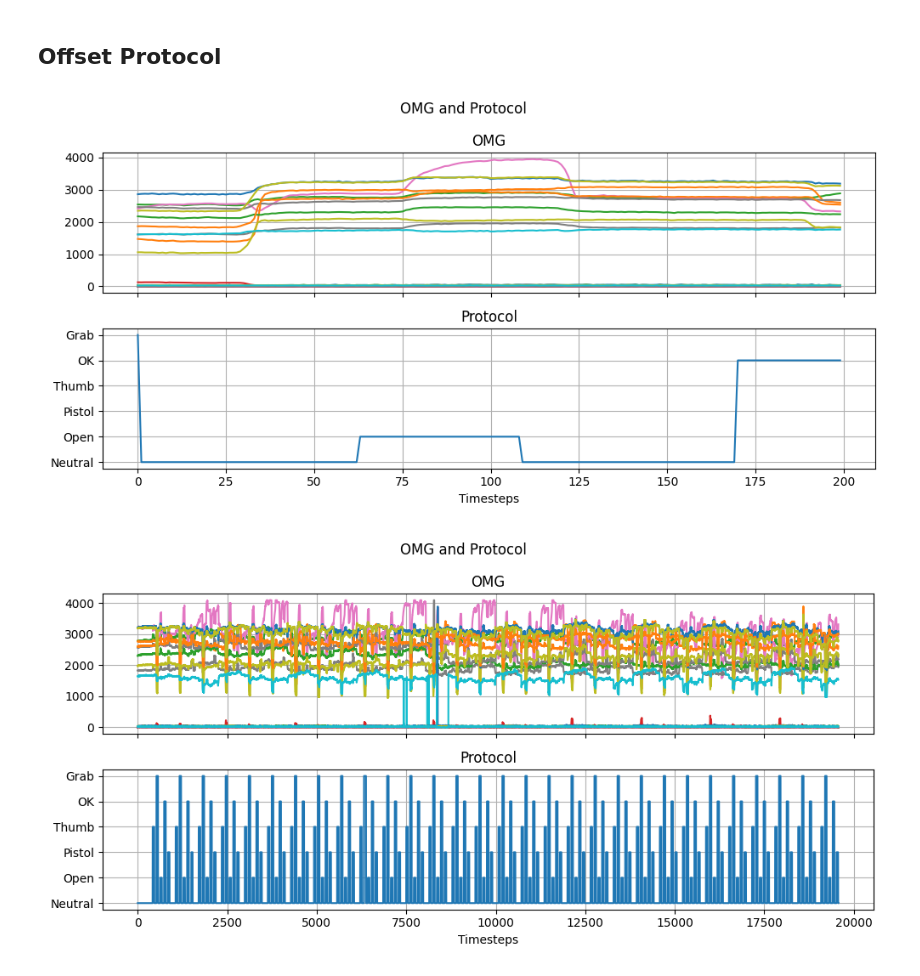
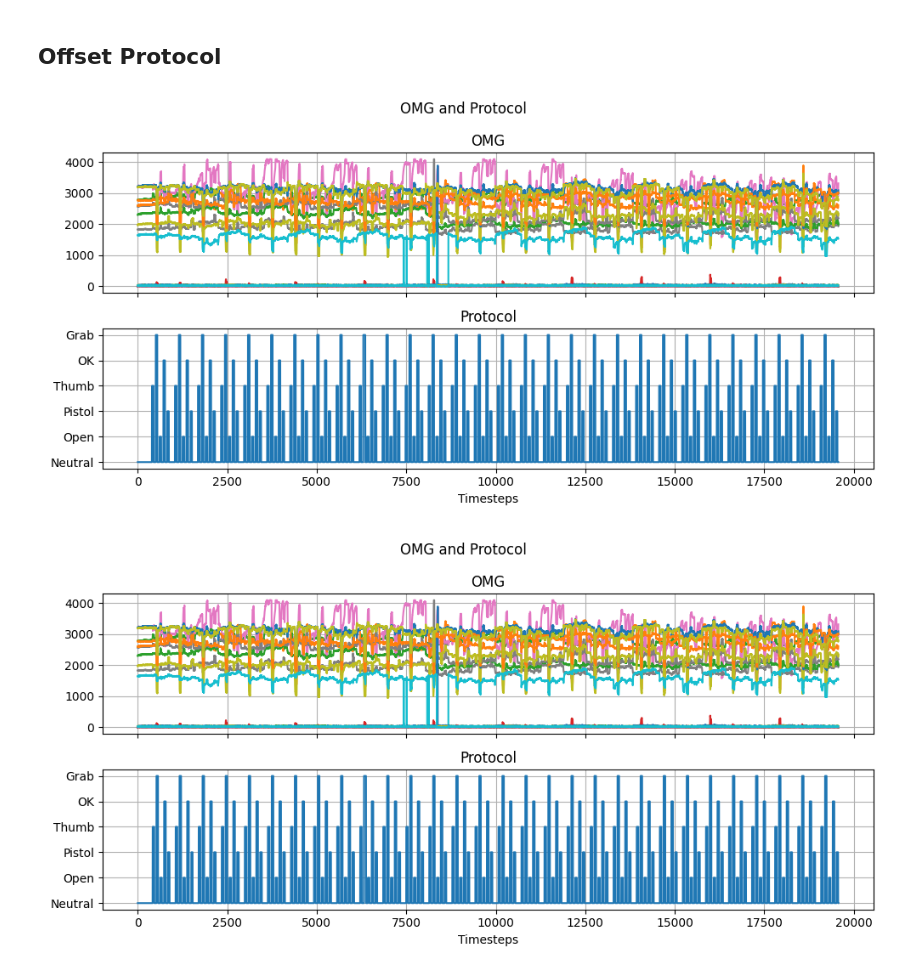
Before and after one commit to DenisBaburin/motorika_internship_team2, a Jupyter notebook: main.ipynb, the cells around one changed output. Saved outputs shown, nothing was run; the diff lists cells and outputs as text; code cells hidden in the pictures.

```diff
--- a/main.ipynb
+++ b/main.ipynb
@@ -243,23 +244,21 @@ array([0, 0, 0, ..., 0, 0, 0])
 # %% [markdown]
 ## Offset Protocol
 # %%
-i = 44
-c = 10
 fig, axx = plt.subplots(2, 1, sharex=True, figsize=(10, 5))
 plt.sca(axx[0])
-plt.plot(gestures[OMG_CH].values[i*100+c:i*100+200+c])
+plt.plot(gestures[OMG_CH].values)
 plt.grid()
 plt.title('OMG')
 
 plt.sca(axx[1])
-plt.plot(y_cmd[i*100+c:i*100+200+c])
+plt.plot(y_cmd)
 plt.grid()
 plt.yticks(np.arange(len(GESTURES)), GESTURES)
 plt.xlabel('Timesteps')
 plt.title('Protocol')
 
 plt.suptitle('OMG and Protocol')
 plt.tight_layout()
 # %% [output]
-[figure, old version]
+[figure, new version]
 # %%
```
Also changed, not shown: parts of 12 cells of this notebook.
